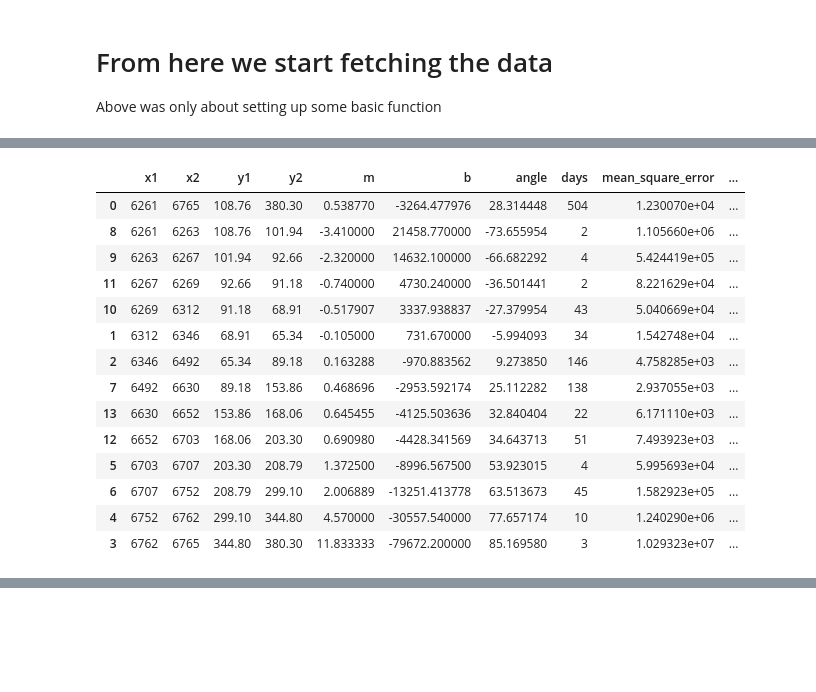
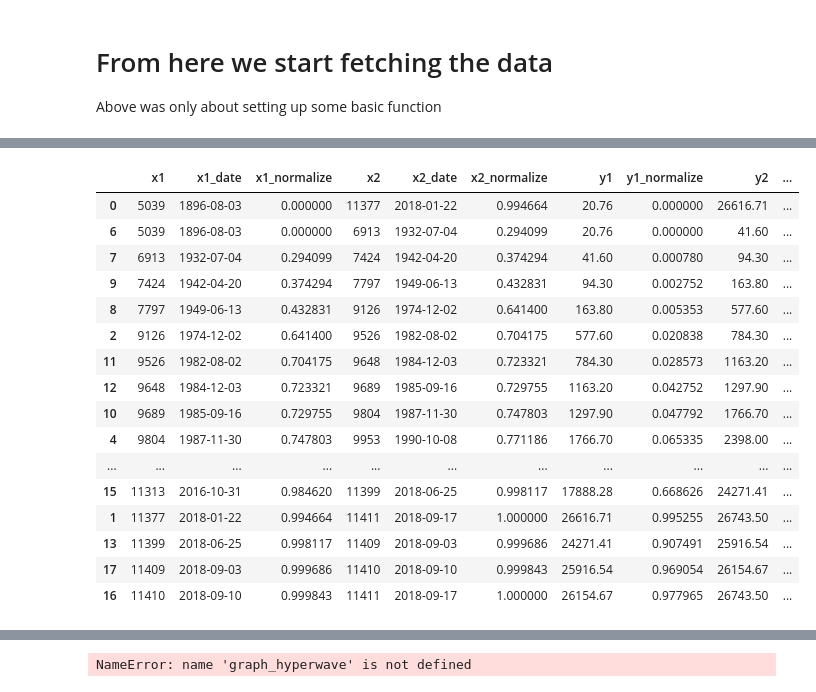
Before and after one commit to hyperwave-research/research, a Jupyter notebook: hyperwave_find_phases.ipynb, the cells around one changed output, grey strips where cells are left out. Saved outputs shown, nothing was run; the diff lists cells and outputs as text; code cells hidden in the pictures; blank space fills up the shorter version.

Commit message:
Add the class hyperwave that extract base phases at the moment

```diff
--- a/hyperwave_find_phases.ipynb
+++ b/hyperwave_find_phases.ipynb
@@ -137,11 +177,11 @@ data_DowJones_1920_1933 = {
 # %%
-company_setup = data_DowJones_1920_1933
+company_setup = data_DowJones
 name = company_setup ['name']
 data_source = company_setup ['data_source']
 symbol = company_setup ['symbol']
 
 # constant used for other computation
-root_date = datetime(1800, 1, 1)
+root_date = datetime(1800, 1, 6)
 # %% [markdown]
 # Helper function
 This section contain helper function that are here to load and clean the raw data
@@ -151,7 +191,8 @@ def add_weekid_and_price_is_closing_up(df):
 #     df = df.rename(columns={'Adj. Close':'close', 'Low':'low', 'Open':'open', 'High':'high',})
     df['is_price_closing_up'] = df.close > df.close.shift()
     df['weekId'] = df.apply (lambda row: get_nb_weeks (row),axis=1)
-    df = df.drop("volume", axis=1)
+    if "volume" in list(df.columns.values):
+        df = df.drop("volume", axis=1)
     return df.sort_values(by="date")
 
 class Investopedia_Loader():
@@ -161,7 +202,7 @@ class Investopedia_Loader():
 
     def _clean_data(self, df):
         df.loc[:,('date')] = pd.to_datetime(df.loc[:,('Date')])
-        df = df.rename(columns={'Adj. Close':'close', 'Low':'low', 'Open':'open', 'High':'high',})
+        df = df.rename(columns={'Adj. Close':'close', 'Low':'low', 'Open':'open', 'High':'high','Volume':'volume'})
         df = df.set_index('date')
         df['date'] = df.index
         return df
@@ -304,6 +345,9 @@ def get_nb_weeks(row, base_date = root_date):
 
 def get_weekId_max_price(df):
     return df.loc[ df.loc[:,('close')].argmax()]['weekId']
+
+def get_weekId_min_price(df):
+    return df.loc[ df.loc[:,('close')].argmin()]['weekId']
 # %%
 def get_weekId_cartesian_product(df):
     df_from = df.loc[:,('weekId',"close")].rename(index=str, columns={"weekId": "weekId_from", "close": "close_from"})
@@ -321,7 +365,10 @@ df_weekly_price_raw = get_historical_data(symbol, data_source, 'Weekly')
 df_weekly_price = add_weekid_and_price_is_closing_up(df_weekly_price_raw)
 
 max_price_weekId = get_weekId_max_price(df_weekly_price)
+
 df_weekly_price_until_max = df_weekly_price [(df_weekly_price.weekId <= max_price_weekId)]
+min_price_before_max_weekId = get_weekId_min_price(df_weekly_price_until_max)
+df_weekly_price_until_max = df_weekly_price_until_max [(df_weekly_price_until_max.weekId >= min_price_before_max_weekId)]
 # weekId_close_from_to = get_weekId_cartesian_product(df_weekly_price_until_max)
 # %%
 print(max_price_weekId)
@@ -437,22 +554,25 @@ def delete_shorter_path(df):
 # df = pd.DataFrame(data_from_to)
 # %%
 df_hull_tangent = get_hull_tangent(df_weekly_price_until_max)
-display(df_hull_tangent.sort_values(['x1','x2'], ascending=[True, False]))
+with pd.option_context('display.max_rows', None, 'display.max_columns', None):
+    display(df_hull_tangent.sort_values(['x1','x2'], ascending=[True, False]))
 py.iplot(graph_hyperwave(df_weekly_price_until_max,df_hull_tangent), filename='hyperwave')
 # df_hull_tangent = delete_upper_path(df_hull_tangent)
 # %% [output]
-|  | x1 | x2 | y1 | y2 | m | b | angle | days | mean_square_error | ... |
-| 0 | 6261 | 6765 | 108.76 | 380.30 | 0.538770 | -3264.477976 | 28.314448 | 504 | 1.230070e+04 | ... |
-| 8 | 6261 | 6263 | 108.76 | 101.94 | -3.410000 | 21458.770000 | -73.655954 | 2 | 1.105660e+06 | ... |
-| 9 | 6263 | 6267 | 101.94 | 92.66 | -2.320000 | 14632.100000 | -66.682292 | 4 | 5.424419e+05 | ... |
-| 11 | 6267 | 6269 | 92.66 | 91.18 | -0.740000 | 4730.240000 | -36.501441 | 2 | 8.221629e+04 | ... |
-| 10 | 6269 | 6312 | 91.18 | 68.91 | -0.517907 | 3337.938837 | -27.379954 | 43 | 5.040669e+04 | ... |
-| 1 | 6312 | 6346 | 68.91 | 65.34 | -0.105000 | 731.670000 | -5.994093 | 34 | 1.542748e+04 | ... |
-| 2 | 6346 | 6492 | 65.34 | 89.18 | 0.163288 | -970.883562 | 9.273850 | 146 | 4.758285e+03 | ... |
-| 7 | 6492 | 6630 | 89.18 | 153.86 | 0.468696 | -2953.592174 | 25.112282 | 138 | 2.937055e+03 | ... |
-| 13 | 6630 | 6652 | 153.86 | 168.06 | 0.645455 | -4125.503636 | 32.840404 | 22 | 6.171110e+03 | ... |
-| 12 | 6652 | 6703 | 168.06 | 203.30 | 0.690980 | -4428.341569 | 34.643713 | 51 | 7.493923e+03 | ... |
-| 5 | 6703 | 6707 | 203.30 | 208.79 | 1.372500 | -8996.567500 | 53.923015 | 4 | 5.995693e+04 | ... |
-| 6 | 6707 | 6752 | 208.79 | 299.10 | 2.006889 | -13251.413778 | 63.513673 | 45 | 1.582923e+05 | ... |
-| 4 | 6752 | 6762 | 299.10 | 344.80 | 4.570000 | -30557.540000 | 77.657174 | 10 | 1.240290e+06 | ... |
-| 3 | 6762 | 6765 | 344.80 | 380.30 | 11.833333 | -79672.200000 | 85.169580 | 3 | 1.029323e+07 | ... |
+|  | x1 | x1_date | x1_normalize | x2 | x2_date | x2_normalize | y1 | y1_normalize | y2 | ... |
+| 0 | 5039 | 1896-08-03 | 0.000000 | 11377 | 2018-01-22 | 0.994664 | 20.76 | 0.000000 | 26616.71 | ... |
+| 6 | 5039 | 1896-08-03 | 0.000000 | 6913 | 1932-07-04 | 0.294099 | 20.76 | 0.000000 | 41.60 | ... |
+| 7 | 6913 | 1932-07-04 | 0.294099 | 7424 | 1942-04-20 | 0.374294 | 41.60 | 0.000780 | 94.30 | ... |
+| 9 | 7424 | 1942-04-20 | 0.374294 | 7797 | 1949-06-13 | 0.432831 | 94.30 | 0.002752 | 163.80 | ... |
+| 8 | 7797 | 1949-06-13 | 0.432831 | 9126 | 1974-12-02 | 0.641400 | 163.80 | 0.005353 | 577.60 | ... |
+| 2 | 9126 | 1974-12-02 | 0.641400 | 9526 | 1982-08-02 | 0.704175 | 577.60 | 0.020838 | 784.30 | ... |
+| 11 | 9526 | 1982-08-02 | 0.704175 | 9648 | 1984-12-03 | 0.723321 | 784.30 | 0.028573 | 1163.20 | ... |
+| 12 | 9648 | 1984-12-03 | 0.723321 | 9689 | 1985-09-16 | 0.729755 | 1163.20 | 0.042752 | 1297.90 | ... |
+| 10 | 9689 | 1985-09-16 | 0.729755 | 9804 | 1987-11-30 | 0.747803 | 1297.90 | 0.047792 | 1766.70 | ... |
+| 4 | 9804 | 1987-11-30 | 0.747803 | 9953 | 1990-10-08 | 0.771186 | 1766.70 | 0.065335 | 2398.00 | ... |
+| ... | ... | ... | ... | ... | ... | ... | ... | ... | ... | ... |
+| 15 | 11313 | 2016-10-31 | 0.984620 | 11399 | 2018-06-25 | 0.998117 | 17888.28 | 0.668626 | 24271.41 | ... |
+| 1 | 11377 | 2018-01-22 | 0.994664 | 11411 | 2018-09-17 | 1.000000 | 26616.71 | 0.995255 | 26743.50 | ... |
+| 13 | 11399 | 2018-06-25 | 0.998117 | 11409 | 2018-09-03 | 0.999686 | 24271.41 | 0.907491 | 25916.54 | ... |
+| 17 | 11409 | 2018-09-03 | 0.999686 | 11410 | 2018-09-10 | 0.999843 | 25916.54 | 0.969054 | 26154.67 | ... |
+| 16 | 11410 | 2018-09-10 | 0.999843 | 11411 | 2018-09-17 | 1.000000 | 26154.67 | 0.977965 | 26743.50 | ... |
@@ -460,2 +579,3 @@ py.iplot(graph_hyperwave(df_weekly_price_until_max,df_hull_tangent), filename='h
+NameError: name 'graph_hyperwave' is not defined
 # %%
 df_hull_tangent.sort_values(['x1','x2'], ascending=[True, False])
```
Also changed, not shown: parts of 15 cells of this notebook.
